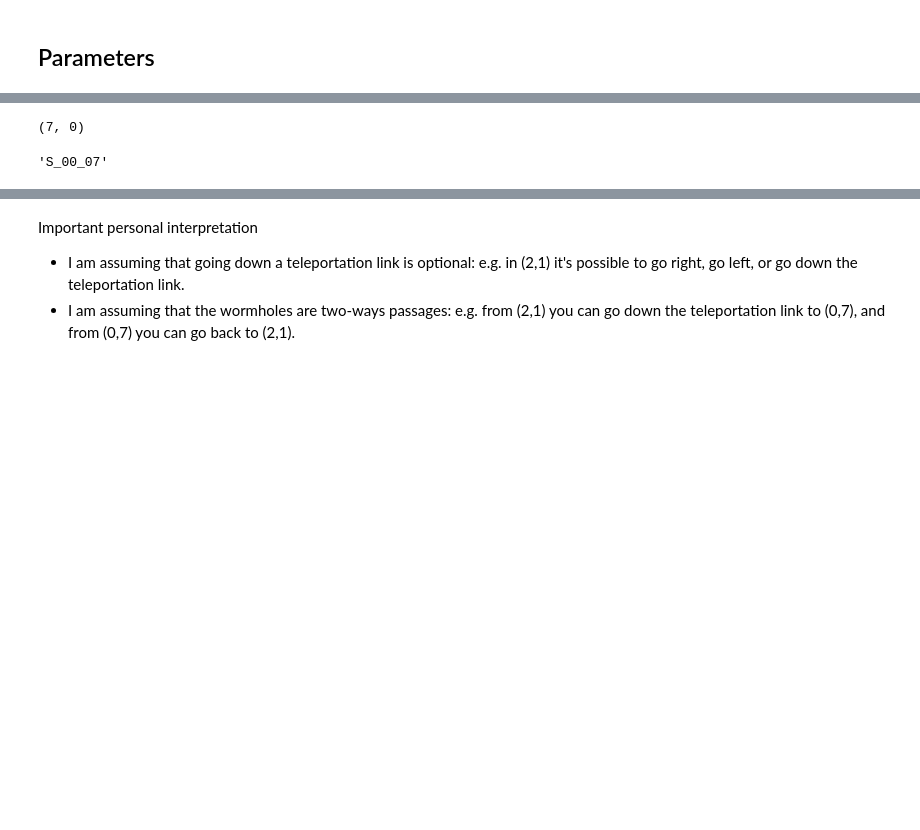
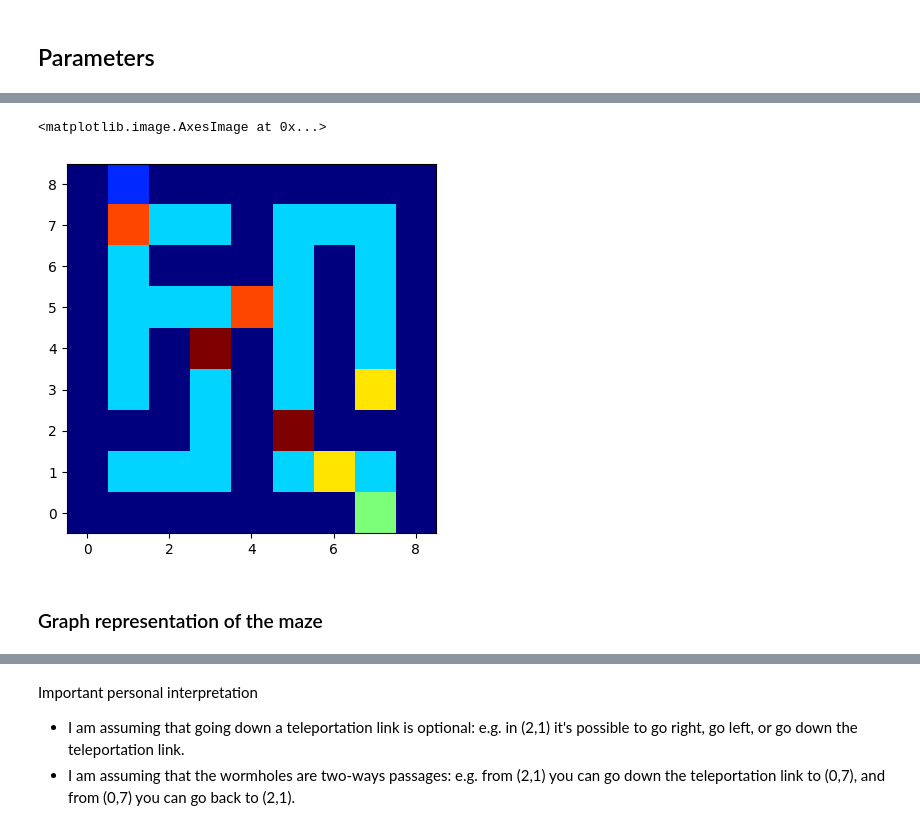
Before and after one commit to 0xInfty/TeleportationMaze, a Jupyter notebook: GeneratedMazeAStar.ipynb, the cells around one changed output, grey strips where cells are left out. Drawn from its saved outputs; the diff is of its cells as text; code cells hidden in the pictures; blank space fills up the shorter version.

```diff
--- a/GeneratedMazeAStar.ipynb
+++ b/GeneratedMazeAStar.ipynb
@@ -107,0 +136,7 @@ np.int8(0)
+# %%
+index = square2flat(8,8,N)
+
+print("Flat index", index)
+print("Square array indices", flat2square(index, N))
+print("Neighbours' flat indices", square_neighbours(index, N))
+print("Neighbours' square indices", [flat2square(k, N) for k in square_neighbours(index, N)])
@@ -107,0 +150,5 @@ np.int8(0)
+# %%
+# Available tiles for wormhole entrances
+indices_available = np.where(maze_grid.flatten()==2)[0].tolist()
+n_available = len(indices_available)
+assert n_available >= 2*M, "Not enough empty tiles for that many wormholes"
@@ -108,3 +196,10 @@ np.int8(0)
+# %%
+plt.imshow(maze_grid, cmap="jet", origin="lower")
+# %% [output]
+<matplotlib.image.AxesImage at 0x...>
+[figure, added]
+# %% [markdown]
+### Graph representation of the maze
 # %%
 tile2str = lambda i, j : f"S_{i:02d}_{j:02d}"
 # %%
@@ -125,11 +218,3 @@ for i in range(n):
 
 maze_start = tile2str(*m.start[::-1])
 maze_end = tile2str(*m.end[::-1])
-# %%
-m.start
-# %% [output]
-(7, 0)
-# %%
-maze_start
-# %% [output]
-'S_00_07'
```
Also changed, not shown: parts of 38 cells of this notebook.
